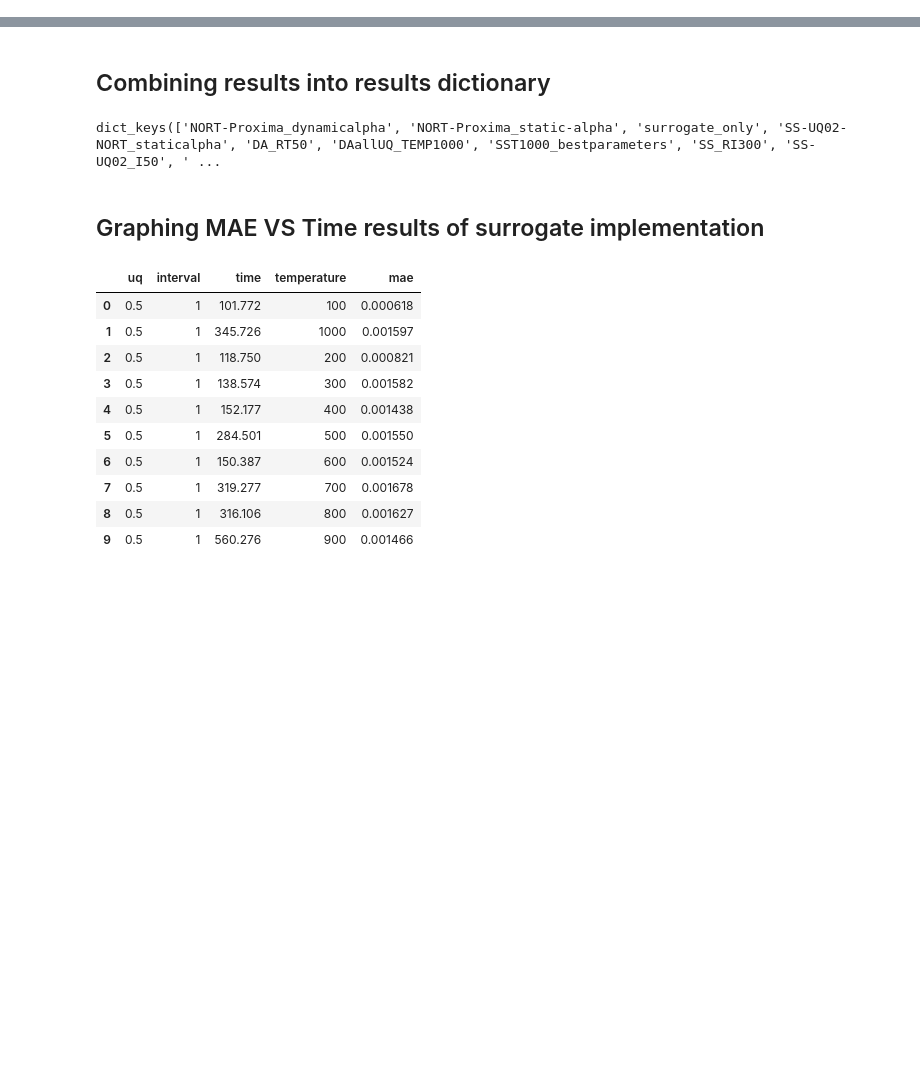
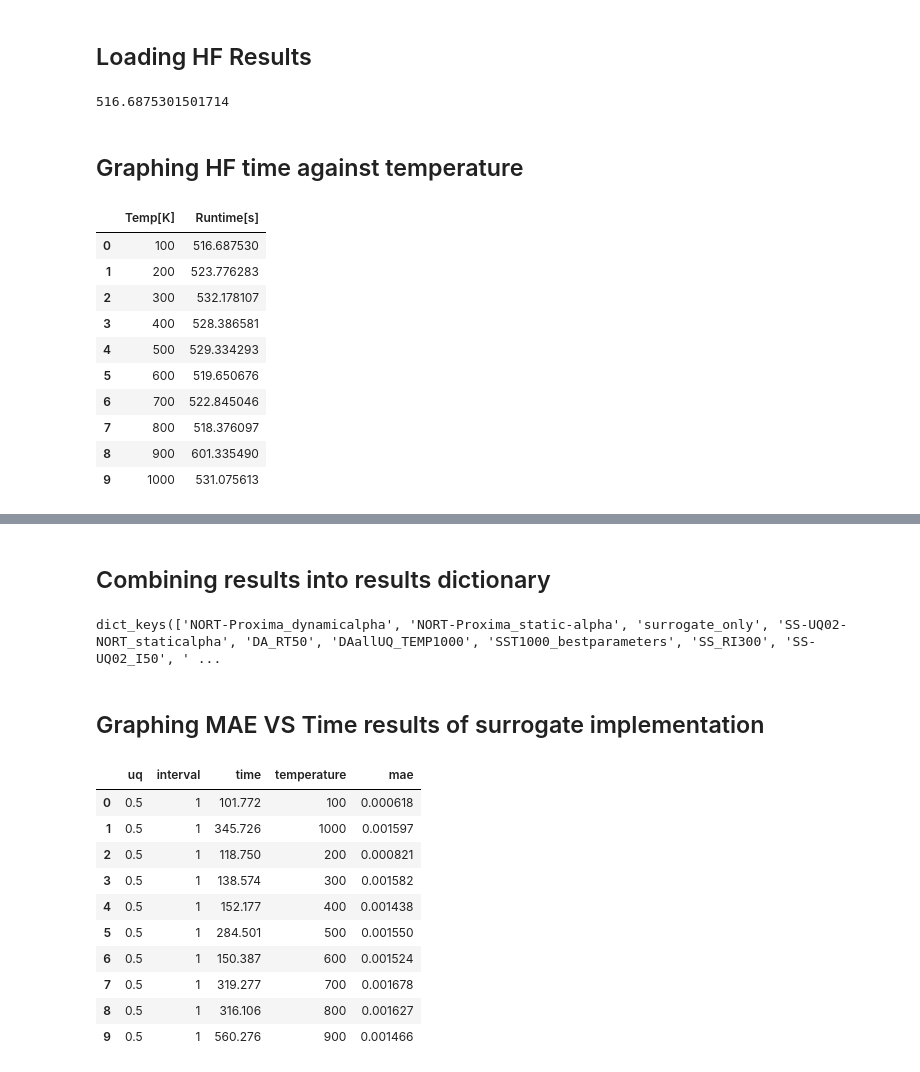
Before and after one commit to YulianaGomez/proxima_analysis, a Jupyter notebook: notebooks/Scatter_plot_method_comparison.ipynb, the cells around one changed output, grey strips where cells are left out. Cells and saved outputs as stored; diff of their text form; code cells hidden in the pictures; blank space fills up the shorter version.

```diff
--- a/notebooks/Scatter_plot_method_comparison.ipynb
+++ b/notebooks/Scatter_plot_method_comparison.ipynb
@@ -34,3 +34,28 @@ experiments = [
 
 ]
 root_path = "../proxima_data"
+# %% [markdown]
+## Loading HF Results
+# %%
+#root_path_hf = "/home/yzamora/proxima/examples/molecule-sampling"
+path_str = "/".join([root_path,"runtime_s1_data.csv"])
+hf_times = pd.read_csv(path_str)
+float(hf_times.set_index('Temp[K]').loc[100])
+# %% [output]
+516.6875301501714
+# %% [markdown]
+## Graphing HF time against temperature
+# %%
+hf_times
+# %% [output]
+|  | Temp[K] | Runtime[s] |
+| 0 | 100 | 516.687530 |
+| 1 | 200 | 523.776283 |
+| 2 | 300 | 532.178107 |
+| 3 | 400 | 528.386581 |
+| 4 | 500 | 529.334293 |
+| 5 | 600 | 519.650676 |
+| 6 | 700 | 522.845046 |
+| 7 | 800 | 518.376097 |
+| 8 | 900 | 601.335490 |
+| 9 | 1000 | 531.075613 |
```
Also changed, not shown: parts of 1 cell of this notebook, 8 other files.
